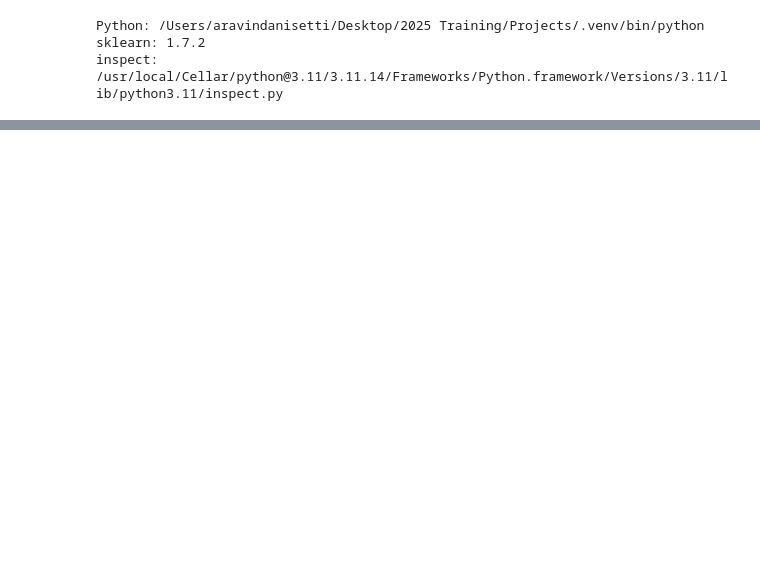
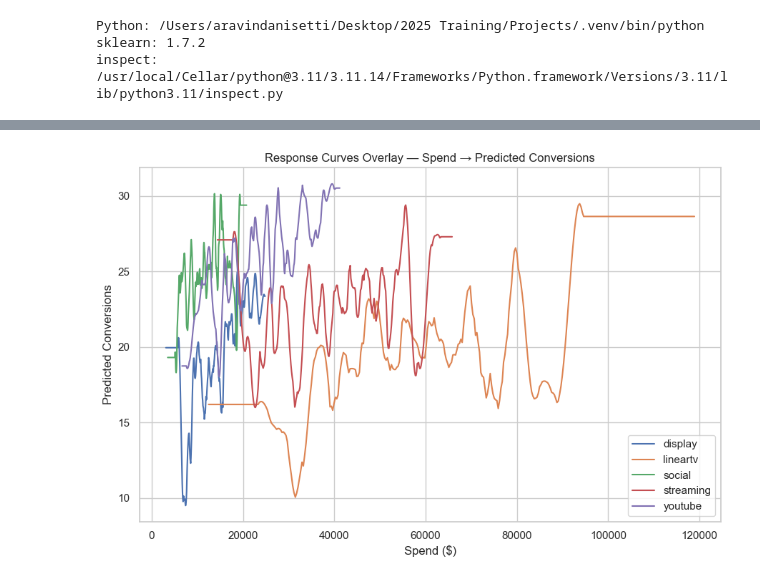
Before and after one commit to aravind-bit/oneplan-ai, a Jupyter notebook: notebooks/03_model_response_curves.ipynb, the cells around one changed output, grey strips where cells are left out. Cells and saved outputs as stored; diff of their text form; code cells hidden in the pictures; blank space fills up the shorter version.

```diff
--- a/notebooks/03_model_response_curves.ipynb
+++ b/notebooks/03_model_response_curves.ipynb
@@ -260,0 +263,26 @@ out_dir, list(out_dir.glob("*.csv"))[:3]
+# %%
+from pathlib import Path
+
+curve_dir = OUT_DIR
+files = sorted(curve_dir.glob("*_response_curve.csv"))
+
+plt.figure(figsize=(9,6))
+for f in files:
+    ch = f.name.replace("_response_curve.csv","")
+    dfc = pd.read_csv(f)
+    # prefer boosted column if present
+    if "pred_conversions_xgb" in dfc.columns:
+        y = dfc["pred_conversions_xgb"]
+    elif "pred_conversions_lr" in dfc.columns:
+        y = dfc["pred_conversions_lr"]
+    else:
+        # first numeric col other than spend
+        cols = [c for c in dfc.select_dtypes(include=[np.number]).columns if c != "spend"]
+        y = dfc[cols[0]]
+    plt.plot(dfc["spend"], y, label=ch)
+
+plt.title("Response Curves Overlay — Spend → Predicted Conversions")
+plt.xlabel("Spend ($)"); plt.ylabel("Predicted Conversions")
+plt.legend(); plt.tight_layout(); plt.show()
+# %% [output]
+[figure, added]
```
Also changed, not shown: parts of 6 cells of this notebook, 22 other files.
